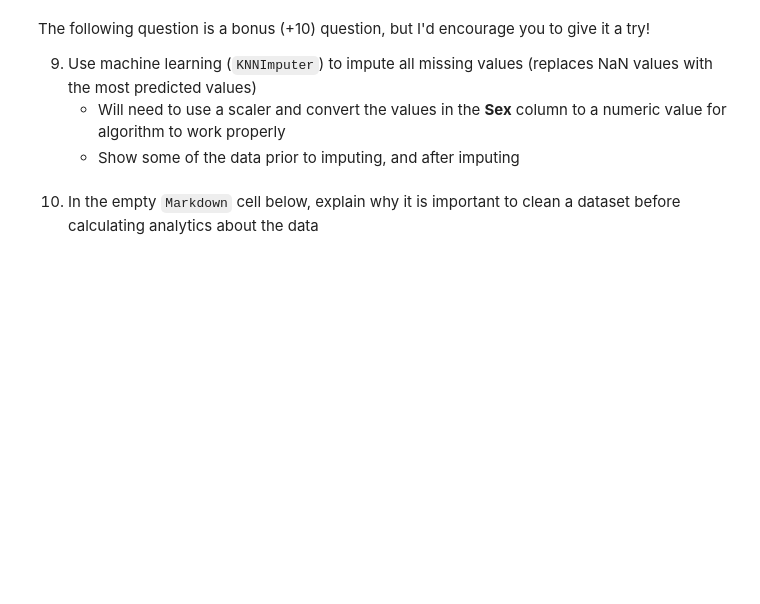
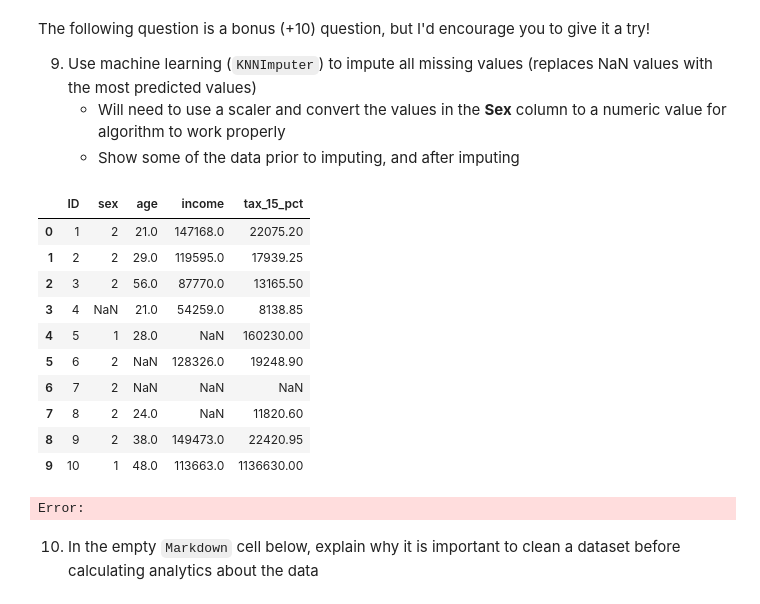
Before and after one commit to esanc25/CSCI-4047-800, a Jupyter notebook: Mod05 Data Preprocessing/Sanchez_Emily_Assignment5.ipynb, the cells around one changed output. Cells and saved outputs as stored; diff of their text form; code cells hidden in the pictures; blank space fills up the shorter version.

Commit message:
attempted extra credit, kernel crashed

```diff
--- a/Mod05 Data Preprocessing/Sanchez_Emily_Assignment5.ipynb
+++ b/Mod05 Data Preprocessing/Sanchez_Emily_Assignment5.ipynb
@@ -182,3 +179,47 @@ The following question is a bonus (+10) question, but I'd encourage you to give
+# %%
+#Convert sex into numeric
+gender_num = {
+    "Male":1,
+    "Female":2
+}
+
+df["sex"] = df["sex"].replace(gender_num)
+df.head(10)
+# %% [output]
+|  | ID | sex | age | income | tax_15_pct |
+| 0 | 1 | 2 | 21.0 | 147168.0 | 22075.20 |
+| 1 | 2 | 2 | 29.0 | 119595.0 | 17939.25 |
+| 2 | 3 | 2 | 56.0 | 87770.0 | 13165.50 |
+| 3 | 4 | NaN | 21.0 | 54259.0 | 8138.85 |
+| 4 | 5 | 1 | 28.0 | NaN | 160230.00 |
+| 5 | 6 | 2 | NaN | 128326.0 | 19248.90 |
+| 6 | 7 | 2 | NaN | NaN | NaN |
+| 7 | 8 | 2 | 24.0 | NaN | 11820.60 |
+| 8 | 9 | 2 | 38.0 | 149473.0 | 22420.95 |
+| 9 | 10 | 1 | 48.0 | 113663.0 | 1136630.00 |
+# %%
+#code from https://www.geeksforgeeks.org/machine-learning/python-imputation-using-the-knnimputer/
+
+
+imputer = KNNImputer (n_neighbors=2)
+After = imputer.fit_transform(df)
+
+print("\n\nAfter performing imputation\n", After)
+
+#my kernel crashed and i am not sure how to fix it
+#my plan after this was just to gender_num reversed-
+
+"""
+fixed_gender_num = {
+    1:"Male",
+    2:"Female"
+}
+
+df["sex"] = df["sex"].replace(fixed_gender_num)
+df.head(10)
+"""
+# %% [output]
+Error:
 # %% [markdown]
 10. In the empty `Markdown` cell below, explain why it is important to clean a dataset before calculating analytics about the data
 # %% [markdown]
```
Also changed, not shown: parts of 1 cell of this notebook.
